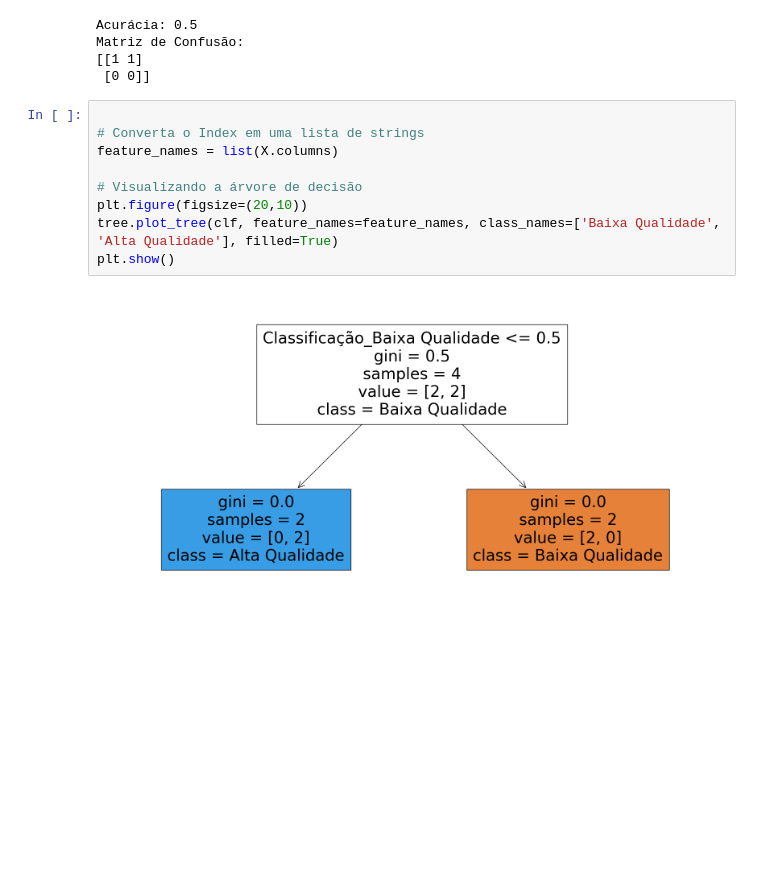
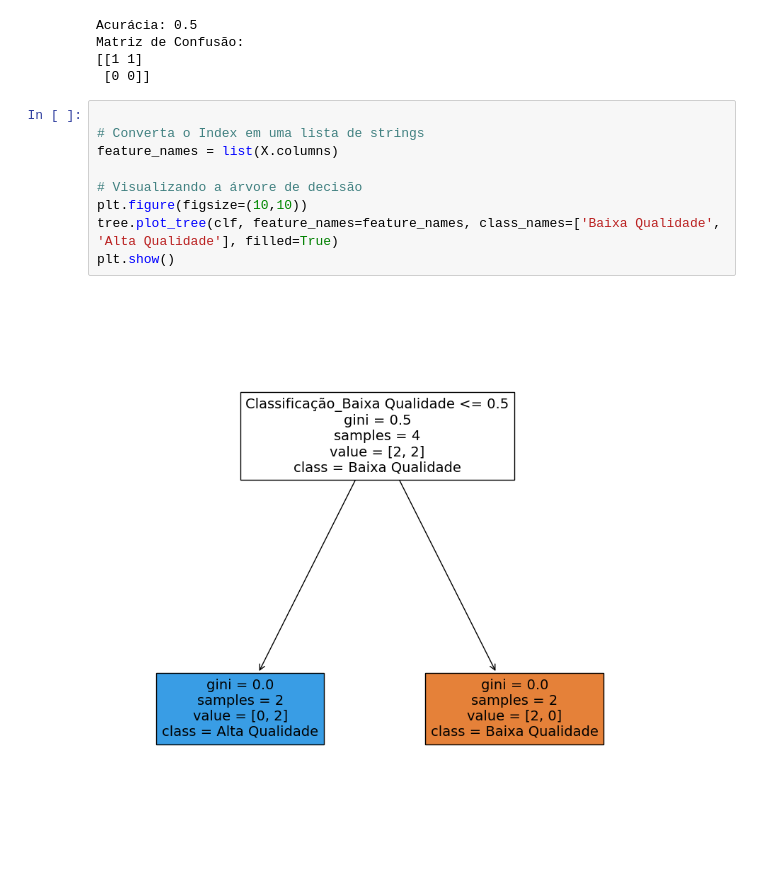
Before and after one commit to LucasSantino/c-digo_IABD_2024, a Jupyter notebook: Aula06_Arvore_de_Decisão/exercicio3.ipynb, the cells around one changed output. Saved outputs shown, nothing was run; the diff lists cells and outputs as text; blank space fills up the shorter version.

```diff
--- a/Aula06_Arvore_de_Decisão/exercicio3.ipynb
+++ b/Aula06_Arvore_de_Decisão/exercicio3.ipynb
@@ -49,11 +49,11 @@ Matriz de Confusão:
 # %%
 
 # Converta o Index em uma lista de strings
 feature_names = list(X.columns)
 
 # Visualizando a árvore de decisão
-plt.figure(figsize=(20,10))
+plt.figure(figsize=(10,10))
 tree.plot_tree(clf, feature_names=feature_names, class_names=['Baixa Qualidade', 'Alta Qualidade'], filled=True)
 plt.show()
 # %% [output]
-[figure, old version]
+[figure, new version]
```
Also changed, not shown: 4 other files.
